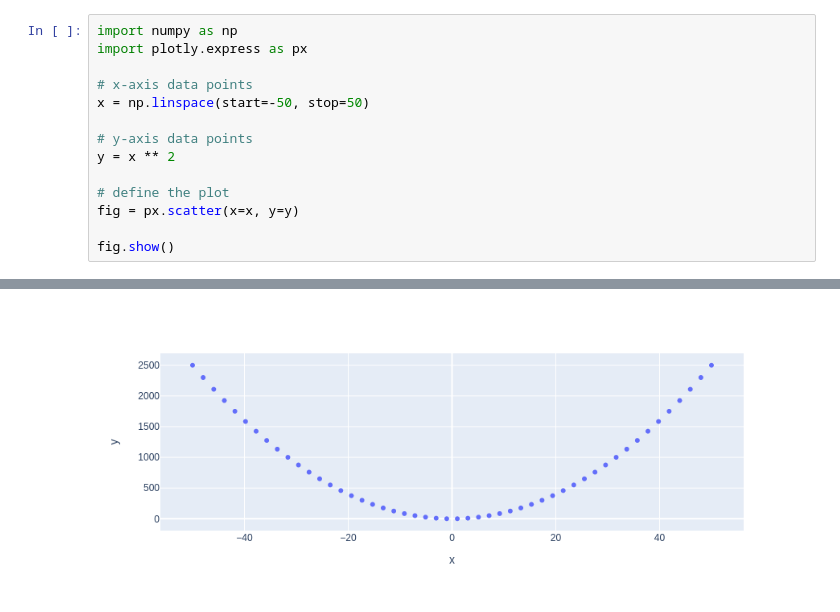
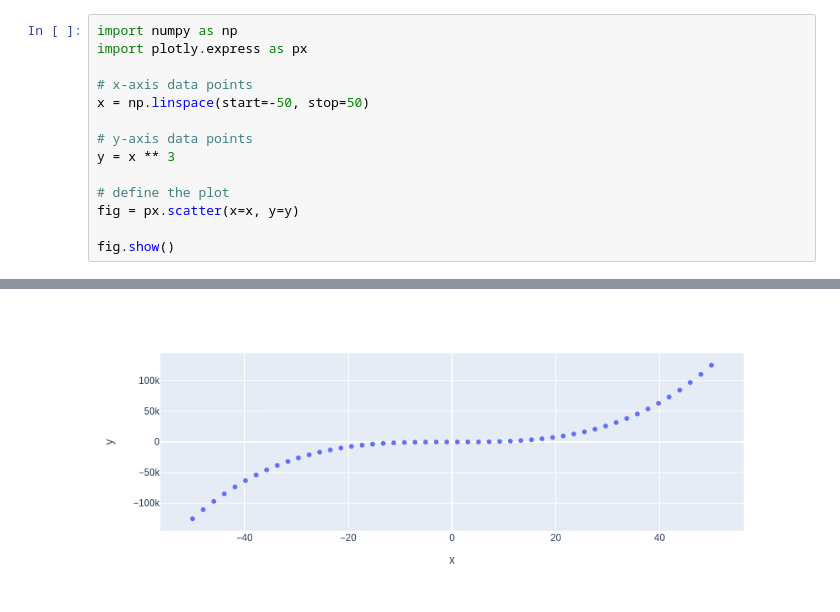
Before and after one commit to zhigwang/my-notebook-repo, a Jupyter notebook: experiment3.ipynb, the cells around one changed output, grey strips where cells are left out. Drawn from its saved outputs; the diff is of its cells as text.

```diff
--- a/experiment3.ipynb
+++ b/experiment3.ipynb
@@ -6,7 +6,7 @@ import plotly.express as px
 x = np.linspace(start=-50, stop=50)
 
 # y-axis data points
-y = x ** 2
+y = x ** 3
 
 # define the plot
 fig = px.scatter(x=x, y=y)
@@ -17 +16 @@ fig.show()
-[figure, old version]
+[figure, new version]
```
Also changed, not shown: parts of 1 cell of this notebook.
